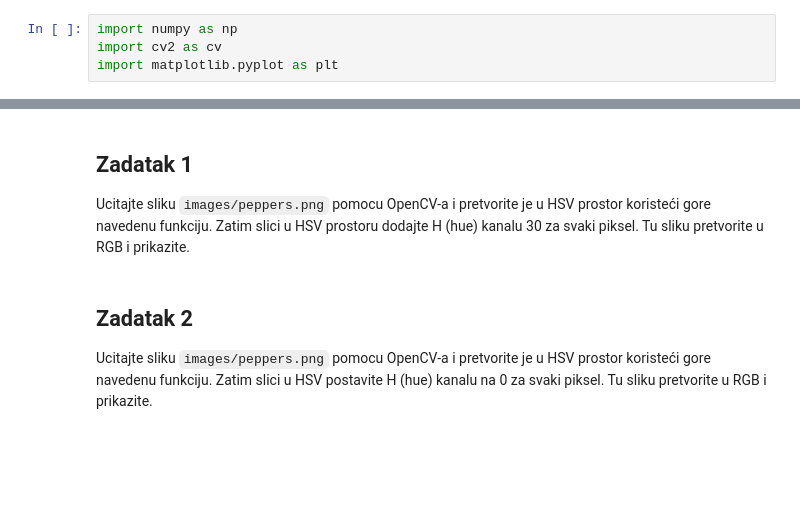
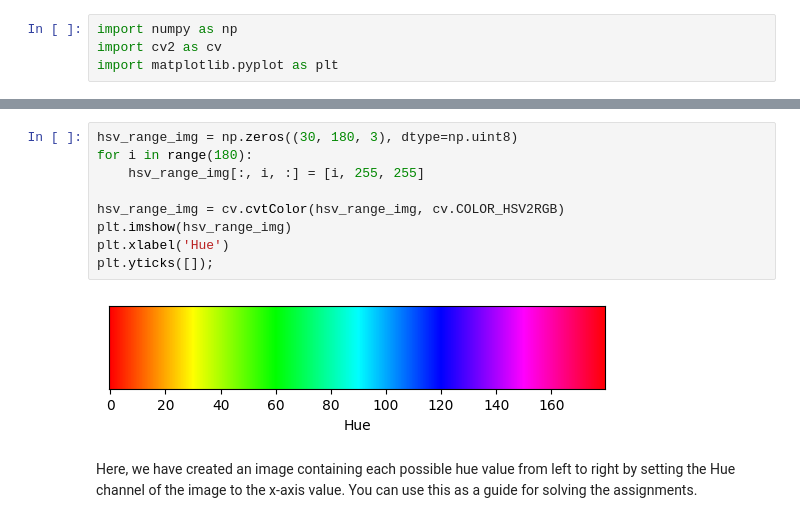
Before and after one commit to kiko4902/24-25-lab-2, a Jupyter notebook: lab2.ipynb, the cells around one changed output, grey strips where cells are left out. Drawn from its saved outputs; the diff is of its cells as text; blank space fills up the shorter version.

```diff
--- a/lab2.ipynb
+++ b/lab2.ipynb
@@ -87,8 +54,13 @@ Note: You'll have to convert the image back to RGB if you want to use matplotlib
-# %% [markdown]
-## Zadatak 1
-
-Ucitajte sliku `images/peppers.png` pomocu OpenCV-a i pretvorite je u HSV prostor koristeći gore navedenu funkciju. Zatim slici u HSV prostoru dodajte H (hue) kanalu 30 za svaki piksel. Tu sliku pretvorite u RGB i prikazite.
-# %% [markdown]
-## Zadatak 2
-
-Ucitajte sliku `images/peppers.png` pomocu OpenCV-a i pretvorite je u HSV prostor koristeći gore navedenu funkciju. Zatim slici u HSV postavite H (hue) kanalu na 0 za svaki piksel. Tu sliku pretvorite u RGB i prikazite.
+# %%
+hsv_range_img = np.zeros((30, 180, 3), dtype=np.uint8)
+for i in range(180):
+    hsv_range_img[:, i, :] = [i, 255, 255]
+
+hsv_range_img = cv.cvtColor(hsv_range_img, cv.COLOR_HSV2RGB)
+plt.imshow(hsv_range_img)
+plt.xlabel('Hue')
+plt.yticks([]);
+# %% [output]
+[figure, added]
+# %% [markdown]
+Here, we have created an image containing each possible hue value from left to right by setting the Hue channel of the image to the x-axis value. You can use this as a guide for solving the assignments.
```
Also changed, not shown: parts of 33 cells of this notebook, 10 other files.
